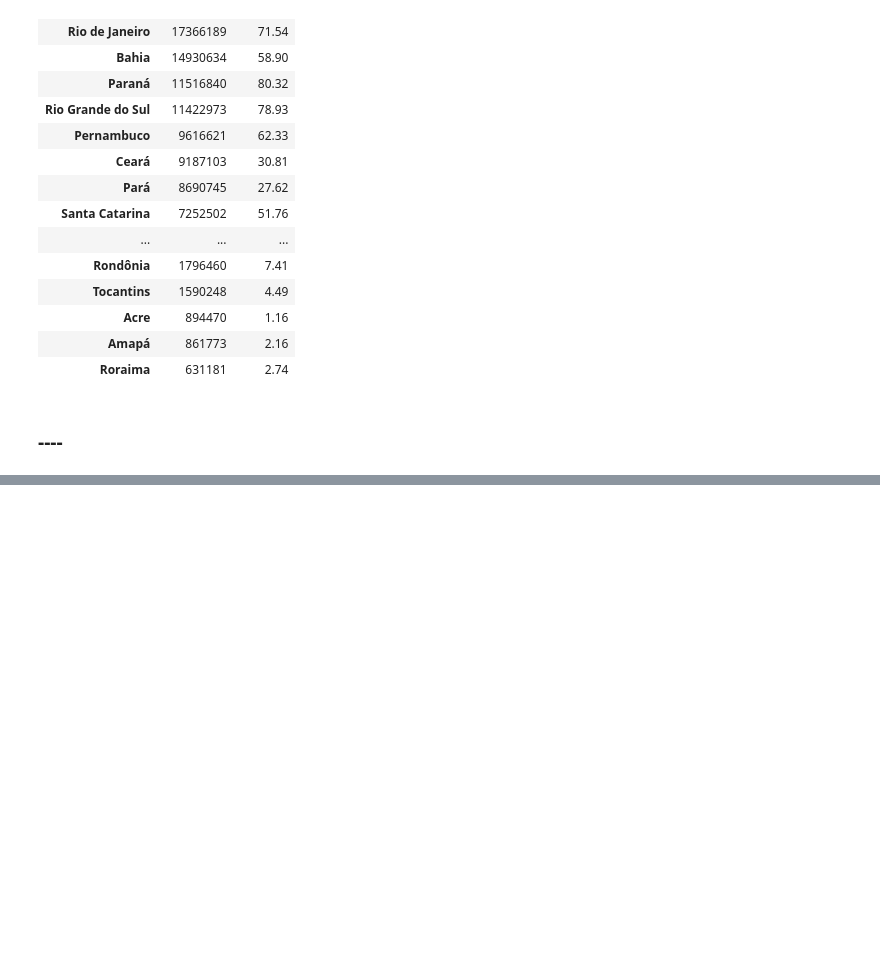
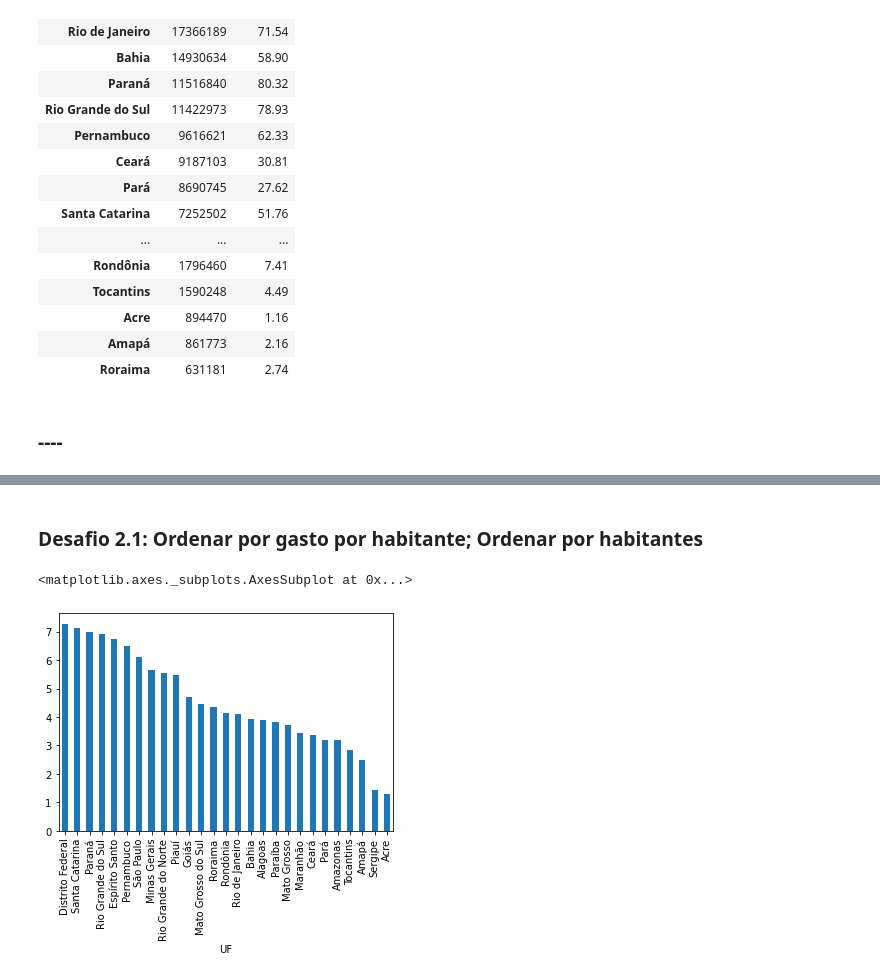
Before and after one commit to cfernando89/Bootcamp_Data_Science, a Jupyter notebook: Alura_BootCamp_Modulo2.ipynb, the cells around one changed output, grey strips where cells are left out. Saved outputs shown, nothing was run; the diff lists cells and outputs as text; code cells hidden in the pictures; blank space fills up the shorter version.

```diff
--- a/Alura_BootCamp_Modulo2.ipynb
+++ b/Alura_BootCamp_Modulo2.ipynb
@@ -283,0 +355,9 @@ CleasingPopulation(populacao,gastos_mes_mais_recente)
+# %% [markdown]
+### Desafio 2.1: Ordenar por gasto por habitante; Ordenar por habitantes
+# %%
+#Ordenado por estado com maior gasto por habitante
+gastos_e_populacao_recente['gasto_por_habitante'].sort_values(
+    ascending=False).plot(kind='bar')
+# %% [output]
+<matplotlib.axes._subplots.AxesSubplot at 0x...>
+[figure, added]
```
Also changed, not shown: parts of 47 cells of this notebook.
